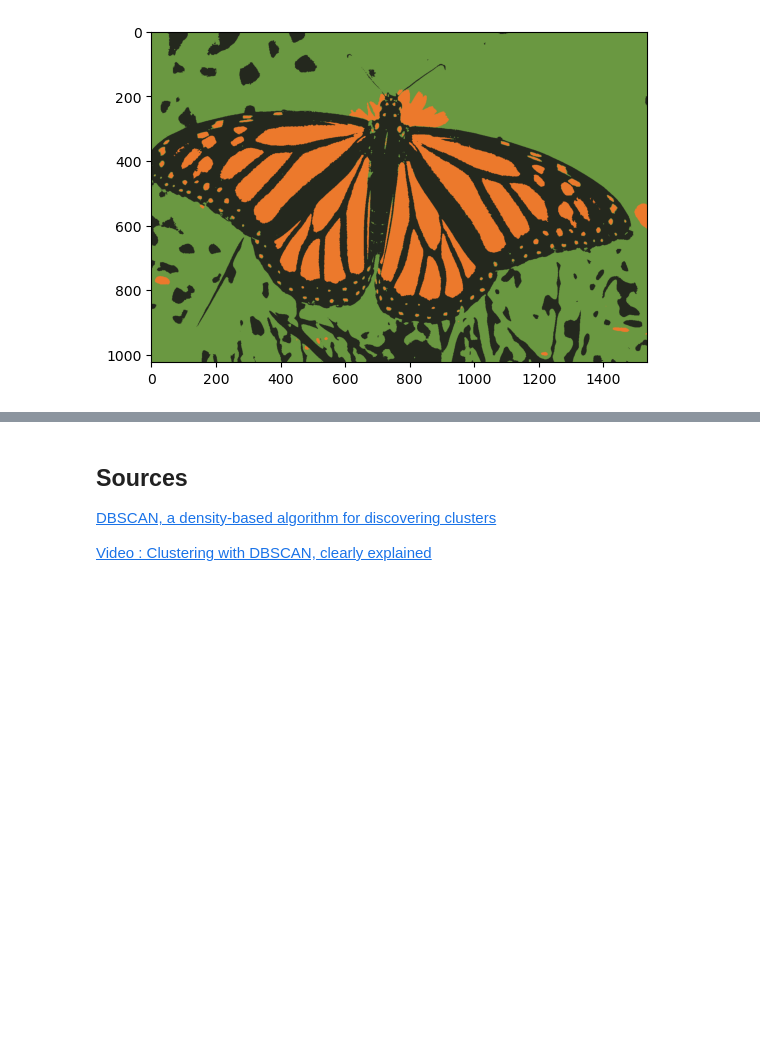
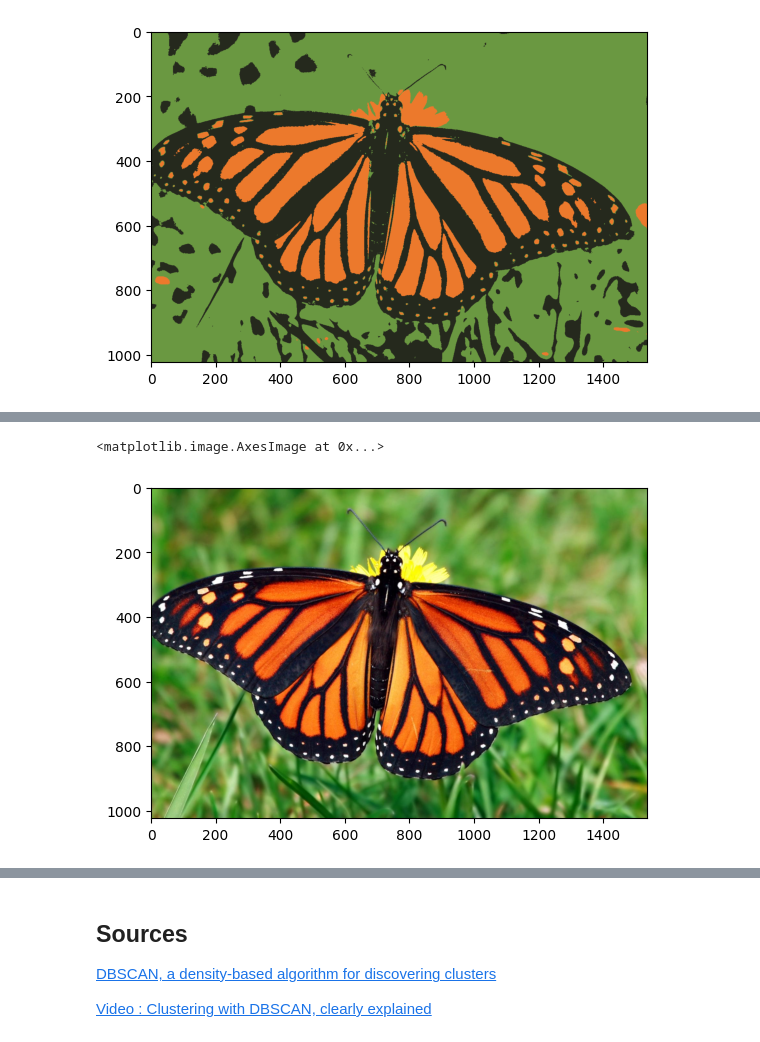
Before and after one commit to victorrbc/tp_dbscan, a Jupyter notebook: RICCARDI_ROBIC_dbscan.ipynb, the cells around one changed output, grey strips where cells are left out. Saved outputs shown, nothing was run; the diff lists cells and outputs as text; code cells hidden in the pictures; blank space fills up the shorter version.

```diff
--- a/RICCARDI_ROBIC_dbscan.ipynb
+++ b/RICCARDI_ROBIC_dbscan.ipynb
@@ -246,0 +213,5 @@ plt.imshow(L)
+# %%
+plt.imshow(I)
+# %% [output]
+<matplotlib.image.AxesImage at 0x...>
+[figure, added]
```
Also changed, not shown: parts of 54 cells of this notebook, 6 other files.
